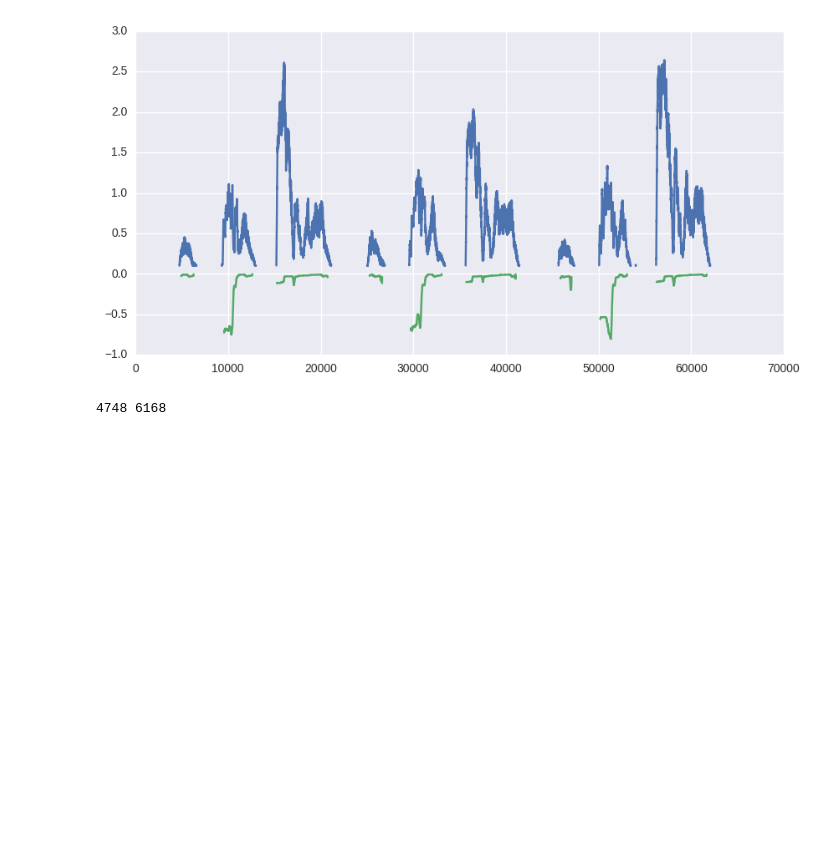
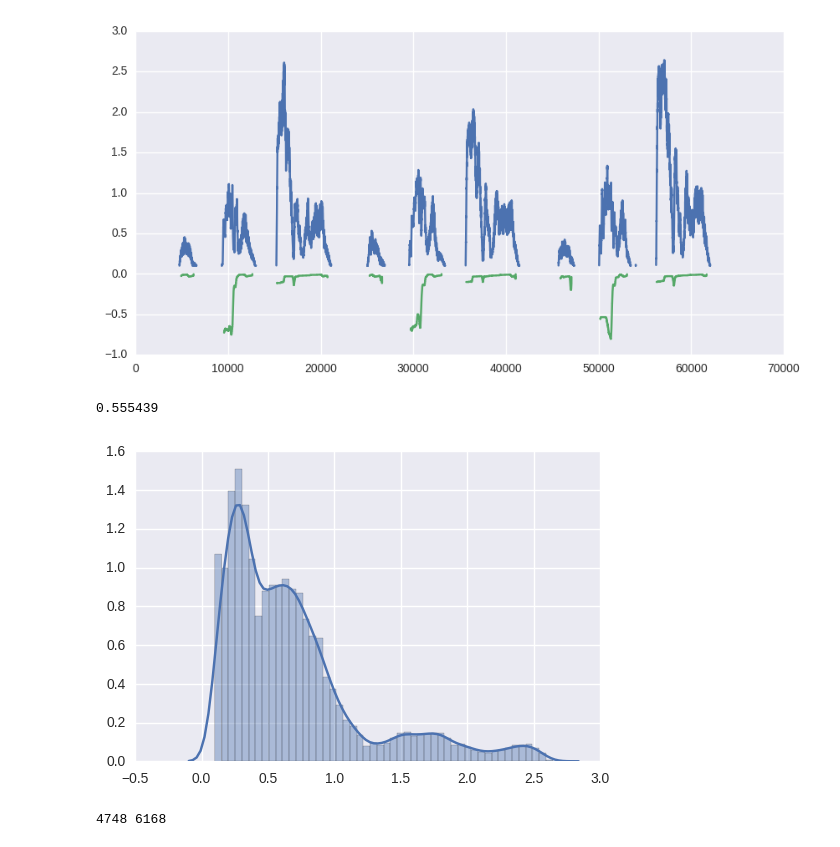
Before and after one commit to PaulEcoffet/birdsonglearningmodel, a Jupyter notebook: analysis/ba_example_analysis.ipynb, the cells around one changed output. Drawn from its saved outputs; the diff is of its cells as text; code cells hidden in the pictures; blank space fills up the shorter version.

```diff
--- a/analysis/ba_example_analysis.ipynb
+++ b/analysis/ba_example_analysis.ipynb
@@ -75,6 +75,12 @@ ax.plot(beta)
 plt.show(fig)
 # %% [output]
 [figure]
+# %%
+sns.distplot(alpha[~np.isnan(alpha)])
+print(np.median(alpha[~np.isnan(alpha)]))
+# %% [output]
+0.555439
+[figure, added]
 # %%
 i = 0
 while i < len(alpha):
```
